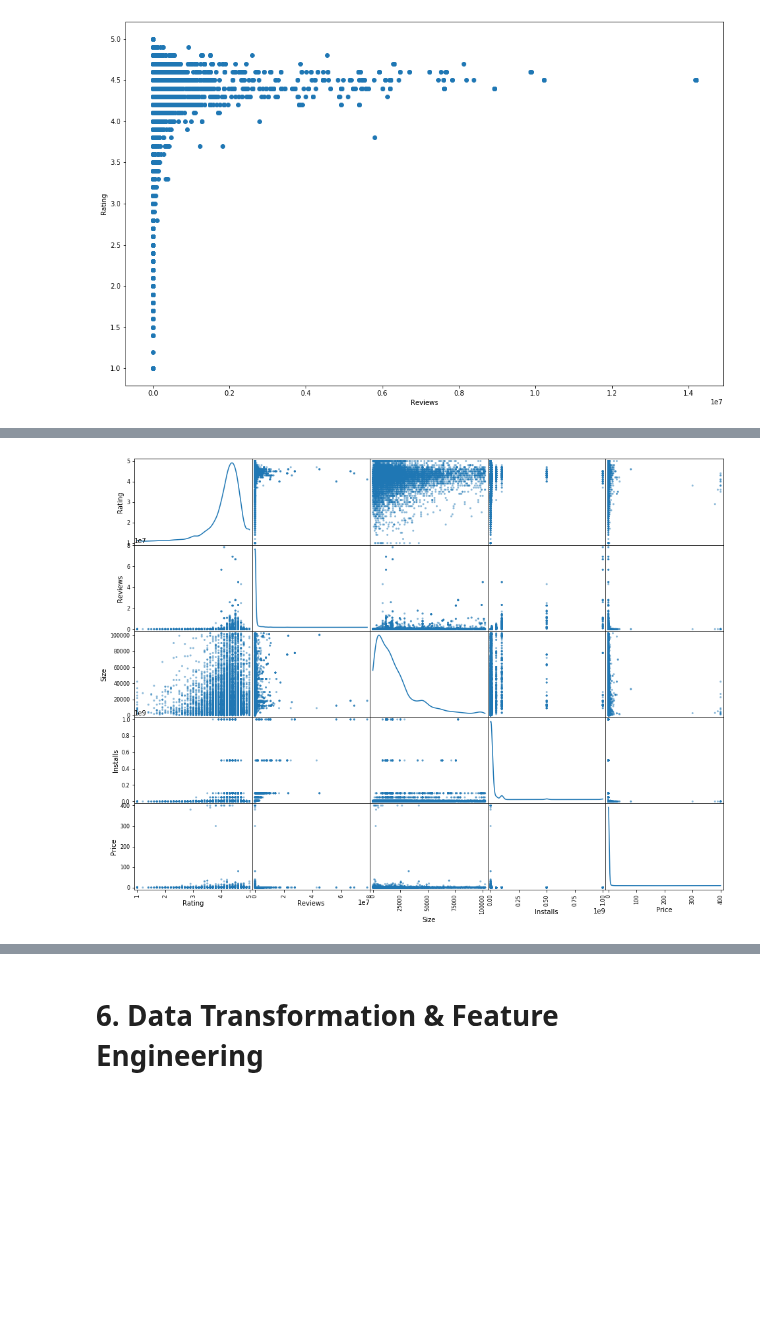
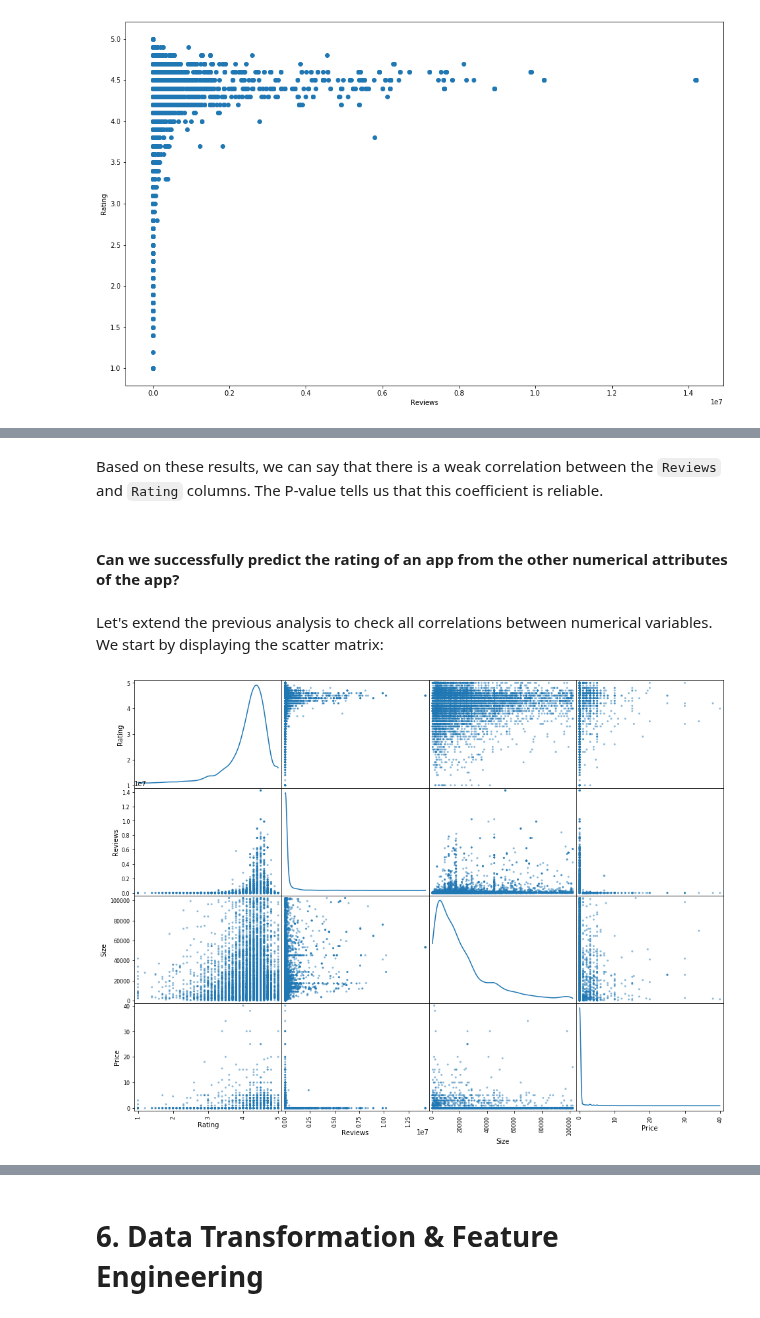
Before and after one commit to Logician724/play-store-analysis, a Jupyter notebook: notebook.ipynb, the cells around one changed output, grey strips where cells are left out. Cells and saved outputs as stored; diff of their text form; code cells hidden in the pictures; blank space fills up the shorter version.

```diff
--- a/notebook.ipynb
+++ b/notebook.ipynb
@@ -880,4 +876,11 @@ _ = plt.title('Relation between Rating & mean of Installs')
+# %% [markdown]
+Based on these results, we can say that there is a weak correlation between the `Reviews` and `Rating` columns. The P-value tells us that this coefficient is reliable.
+# %% [markdown]
+#### Can we successfully predict the rating of an app from the other numerical attributes of the app?
+# %% [markdown]
+Let's extend the previous analysis to check all correlations between numerical variables. We start by displaying the scatter matrix:
 # %%
-_ = pd.plotting.scatter_matrix(apps_df[apps_df.describe().columns], figsize=(16,12), diagonal='kde')
+numerical_columns = ['Rating', 'Reviews', 'Size', 'Price']
+_ = pd.plotting.scatter_matrix(apps_df[numerical_columns], figsize=(16,12), diagonal='kde')
 # %% [output]
-[figure, old version]
+[figure, new version]
```
Also changed, not shown: parts of 18 cells of this notebook.
